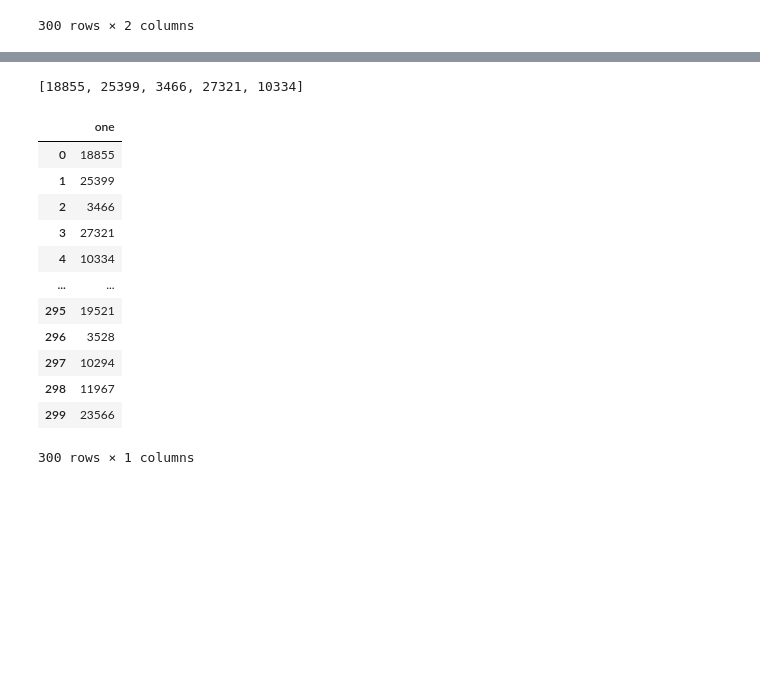
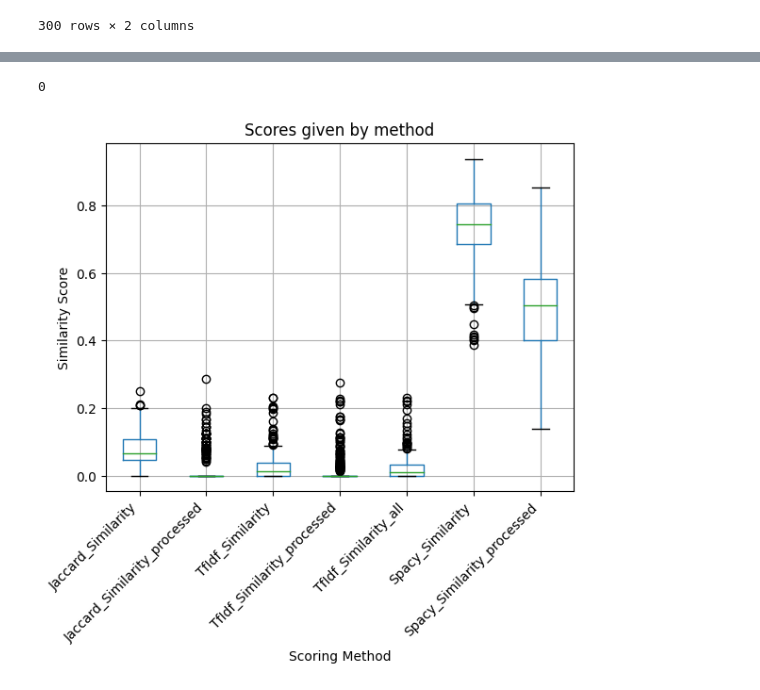
Before and after one commit to ak-malone/NLU, a Jupyter notebook: examples.ipynb, the cells around one changed output, grey strips where cells are left out. Saved outputs shown, nothing was run; the diff lists cells and outputs as text; code cells hidden in the pictures; blank space fills up the shorter version.

```diff
--- a/examples.ipynb
+++ b/examples.ipynb
@@ -665,13 +671,12 @@ Index(['caption1', 'caption2', 'caption3', 'caption4', 'caption5',
 # %%
 import random
 random.seed(7)
-df = pd.DataFrame()
+caption_pairs = pd.DataFrame()
 pic_nos = pics.index.to_list()
 random.shuffle(pic_nos)
-df["one"] = pic_nos
+caption_pairs["one"] = pic_nos
 random.shuffle(pic_nos)
-df["two"] = pic_nos
-df
+caption_pairs["two"] = pic_nos
 # %% [output]
 |  | one | two |
 | 0 | 5777 | 5805 |
@@ -687,13 +692,13 @@ df
 | 299 | 17019 | 7926 |
 300 rows × 2 columns
 # %%
-pic_nos = pics.index.to_list()
+#pic_nos = pics.index.to_list()
 
-cols = ["caption1", "caption1_processed", "caption1_tfidf_sklearn",
-        'caption1_spacy', "caption1_sbert", "caption1_sbert_processed"
-        ]
-caption_pairs = [pd.DataFrame(cols),pd.DataFrame(cols)]
-for i in range(2):
-  random.shuffle(pic_nos)
-  caption_pairs = pics[cols].loc[movieIDs].reset_index(drop=True)
-  caption_pairs.columns = [f'{col}_{i+1}' for col in caption2s[i].columns]
+#cols = ["caption1", "caption1_processed", "caption1_tfidf_sklearn",
+#        'caption1_spacy', "caption1_sbert", "caption1_sbert_processed"
+#        ]
+#caption_pairs = [pd.DataFrame(cols),pd.DataFrame(cols)]
+#for i in range(2):
+#  random.shuffle(pic_nos)
+#  caption_pairs = pics[cols].loc[movieIDs].reset_index(drop=True)
+#  caption_pairs.columns = [f'{col}_{i+1}' for col in caption2s[i].columns]
@@ -707,4 +704,0 @@ random.shuffle(pic_nos)
-# %%
-pic_nos[:5]
-# %% [output]
-[18855, 25399, 3466, 27321, 10334]
@@ -713,17 +705,21 @@ df = pd.DataFrame()
-# %%
-df["one"] = pic_nos
-df
-# %% [output]
-|  | one |
-| 0 | 18855 |
-| 1 | 25399 |
-| 2 | 3466 |
-| 3 | 27321 |
-| 4 | 10334 |
-| ... | ... |
-| 295 | 19521 |
-| 296 | 3528 |
-| 297 | 10294 |
-| 298 | 11967 |
-| 299 | 23566 |
-300 rows × 1 columns
+# %%
+sum(caption_pairs["one"] == caption_pairs["two"])
+# %% [output]
+0
+# %%
+caption_pairs["Jaccard_Similarity"] = caption_pairs.apply(lambda x: Jaccard(pics["caption1"][x.one], pics["caption1"][x.two]), axis=1)
+caption_pairs["Jaccard_Similarity_processed"] = caption_pairs.apply(lambda x: Jaccard(pics["caption1_processed"][x.one], pics["caption1_processed"][x.two]), axis=1)
+caption_pairs["TfIdf_Similarity"] = caption_pairs.apply(lambda x: cosine_similarity([pics["caption1_tfidf"][x.one]], [pics["caption1_tfidf"][x.two]])[0][0], axis=1)
+caption_pairs["TfIdf_Similarity_processed"] = caption_pairs.apply(lambda x: cosine_similarity([pics["caption1_processed_tfidf"][x.one]], [pics["caption1_processed_tfidf"][x.two]])[0][0], axis=1)
+caption_pairs["TfIdf_Similarity_all"] = caption_pairs.apply(lambda x: cosine_similarity([pics["caption1_all_tfidf"][x.one]], [pics["caption1_all_tfidf"][x.two]])[0][0], axis=1)
+caption_pairs["Spacy_Similarity_processed"] = caption_pairs.apply(lambda x: pics["caption1_spacy_processed"][x.one].similarity(pics["caption1_spacy_processed"][x.two]), axis=1)
+caption_pairs["Spacy_Similarity"] = caption_pairs.apply(lambda x: pics["caption1_spacy"][x.one].similarity(pics["caption1_spacy"][x.two]), axis=1)
+# %%
+caption_pairs.boxplot(column=sim_cols)
+plt.xticks(rotation=45, ha='right')
+plt.title("Scores given by method")
+plt.ylabel("Similarity Score")
+plt.xlabel("Scoring Method")
+plt.show()
+# %% [output]
+[figure, added]
```
Also changed, not shown: parts of 27 cells of this notebook.
